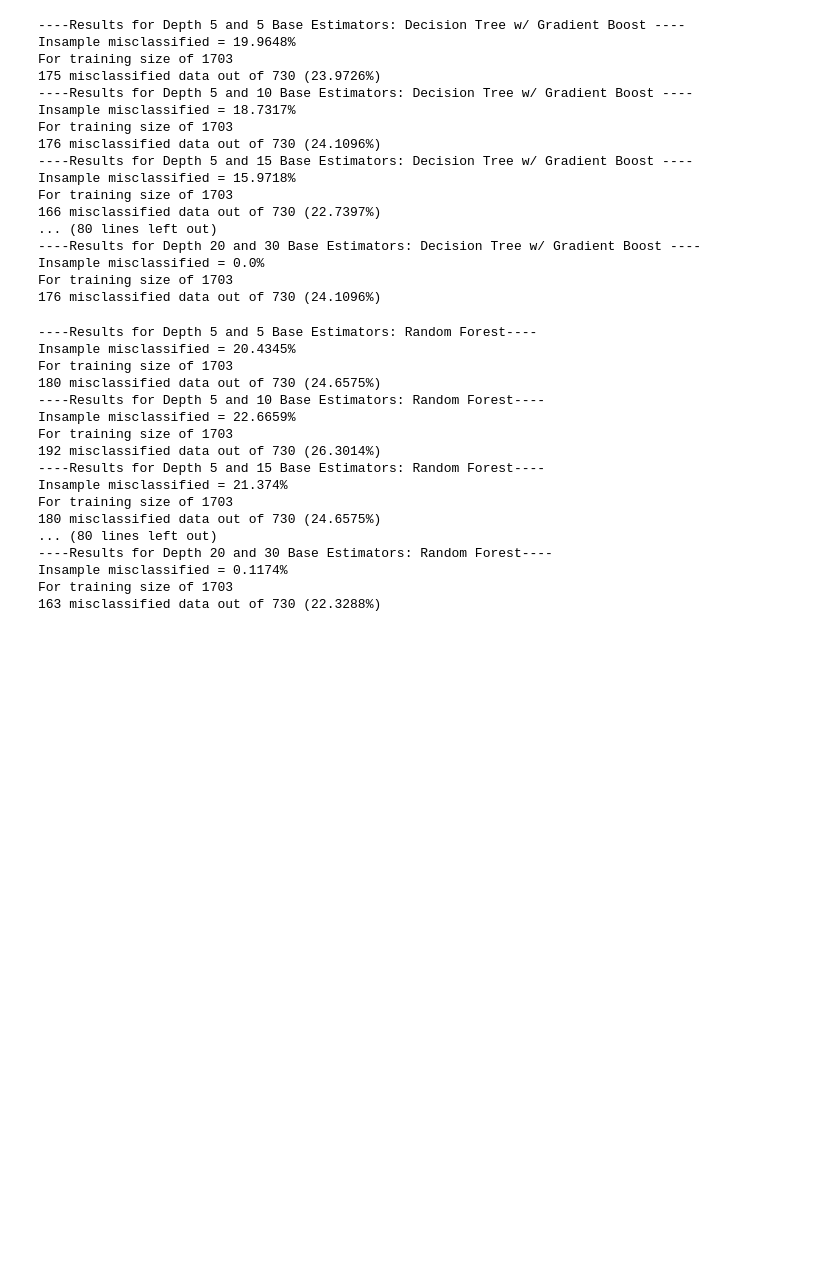
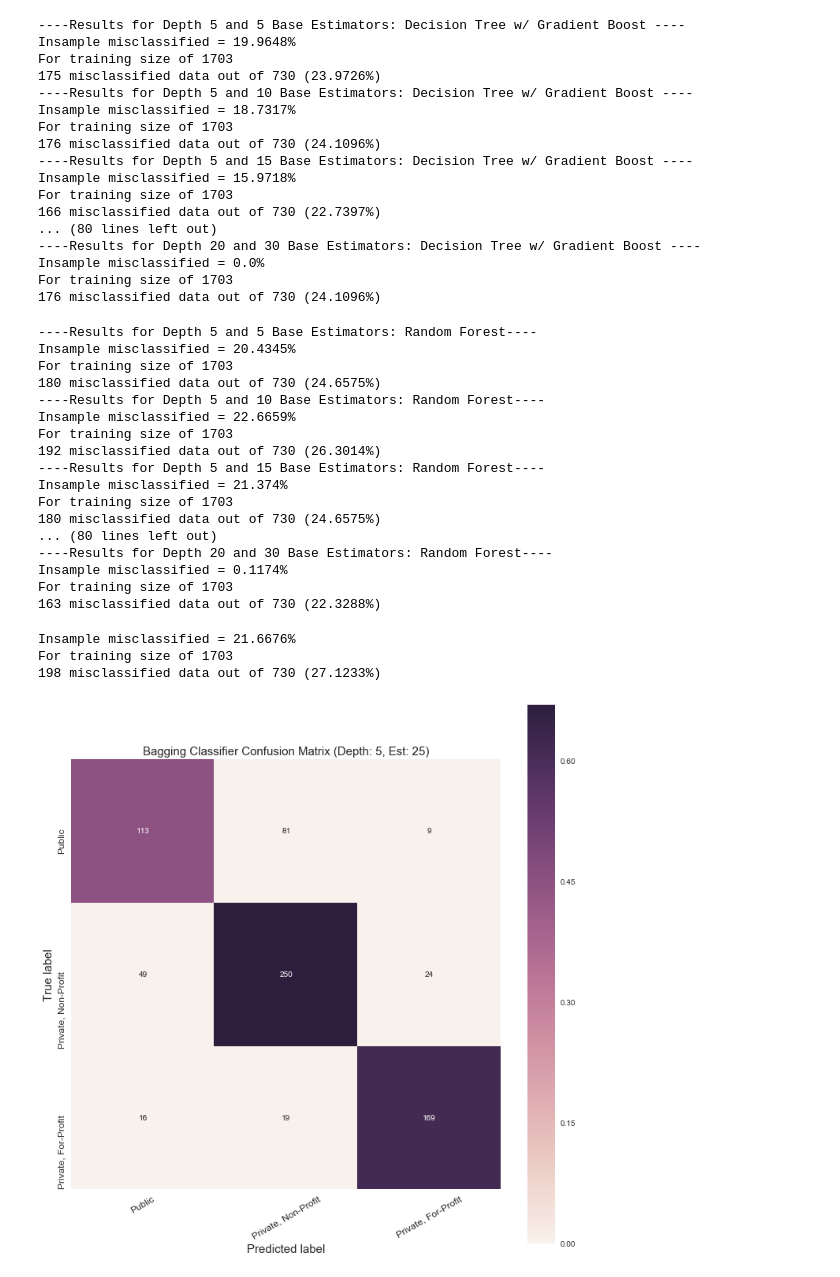
Before and after one commit to michellemho/machine_learning_for_cities, a Jupyter notebook: Assignment3/HW3.ipynb, the cells around one changed output. Saved outputs shown, nothing was run; the diff lists cells and outputs as text; code cells hidden in the pictures; blank space fills up the shorter version.

Commit message:
confusion matrix fix

```diff
--- a/Assignment3/HW3.ipynb
+++ b/Assignment3/HW3.ipynb
@@ -28,8 +28,8 @@ Populating the interactive namespace from numpy and matplotlib
 # %%
 #Handling for both Mac and Windows systems
 try:
-    df_2010 = pd.read_csv('Data\\CollegeScorecard_Raw_Data\\MERGED2010_11_PP.csv')
-except(IOError):
+  #  df_2010 = pd.read_csv('Data\\CollegeScorecard_Raw_Data\\MERGED2010_11_PP.csv')
+#except(IOError):
     df_2010 = pd.read_csv('Data/CollegeScorecard_Raw_Data/MERGED2010_11_PP.csv')
 #If data not already downloaded, trigger download:
 except:
@@ -170,7 +170,7 @@ def plot_confusion_matrix(cm, classes,
 
     # creates shading based on percentage true
     percentage_map = np.zeros((len(classes), len(classes)))
-    percentages = cm.diagonal() / np.apply_along_axis(sum, axis = 1, arr = conf_m)
+    percentages = np.array([float(x) for x in cm.diagonal()]) / np.apply_along_axis(sum, axis = 1, arr = conf_m)
     np.fill_diagonal(percentage_map, percentages)
     plt.imshow(cm, interpolation='nearest', cmap=cmap)
 
@@ -179,7 +179,7 @@ def plot_confusion_matrix(cm, classes,
     plt.xticks(tick_marks, classes, rotation=30, fontsize = 12)
     plt.yticks(tick_marks, classes, fontsize = 12)
     np.set_printoptions(suppress=True)
-    sns.heatmap(percentage_map, annot = True, fmt = '.2g', cbar = True, xticklabels=labels, yticklabels=labels)
+    sns.heatmap(percentage_map, annot = cm, fmt = 'd', cbar = True, xticklabels=labels, yticklabels=labels)
 
     plt.tight_layout()
     plt.ylabel('True label', fontsize = 15)
@@ -195,5 +195,3 @@ reduced.groupby('CONTROL').mean()
-# %%
-reduced = pd.get_dummies(reduced,columns=['REGION'])
 # %%
 reduced.shape
 # %% [output]
@@ -365,7 +355,7 @@ fig = pl.figure(figsize = (10, 10))
 plot_confusion_matrix(conf_m, classes = labels,
                       title = 'Confusion Matrix - SVM Linear with Train Size {0}'.format(len(X_train)))
 # %%
-def classifier(X_train, Y_train, X_test, Y_test, depth, classifier = DecisionTreeClassifier, extra_classifier = None,
+def classifier(X_train, Y_train, X_test, Y_test, depth, classifier = DecisionTreeClassifier, title = None, extra_classifier = None,
                conf_m = False, **kwargs):
 
     ts = len(X_test)
@@ -398,13 +388,14 @@ def classifier(X_train, Y_train, X_test, Y_test, depth, classifier = DecisionTre
     in_error = round(insample_incorrect_perc, 4)
     out_error= round(outsample_perc_incorrect, 4)
 
-
-    return in_error, out_error
     if conf_m == True:
         conf_m = confusion_matrix(Y_test, ypred)
         fig = pl.figure(figsize = (10, 10))
         plot_confusion_matrix(conf_m, classes = labels,
-                              title = 'Confusion Matrix - SVM Linear with Train Size {0}'.format(len(X_train)))
+                              title = title)
+
+
+    return in_error, out_error
 # %%
 for depth in [5, 10, 15, 20]:
     print '----Results for Depth {0}: Decision Tree Classifier ----'.format(depth)
@@ -584,0 +586,9 @@ For training size of 1703
+# %%
+in_error, out_error = classifier(X_train, Y_train, X_test, Y_test, 5, conf_m = True,
+                                 extra_classifier = BaggingClassifier,
+                                 title = 'Bagging Classifier Confusion Matrix (Depth: 5, Est: 25)', n_estimators = 25)
+# %% [output]
+Insample misclassified = 21.6676%
+For training size of 1703
+198 misclassified data out of 730 (27.1233%)
+[figure, added]
```
Also changed, not shown: parts of 12 cells of this notebook.
